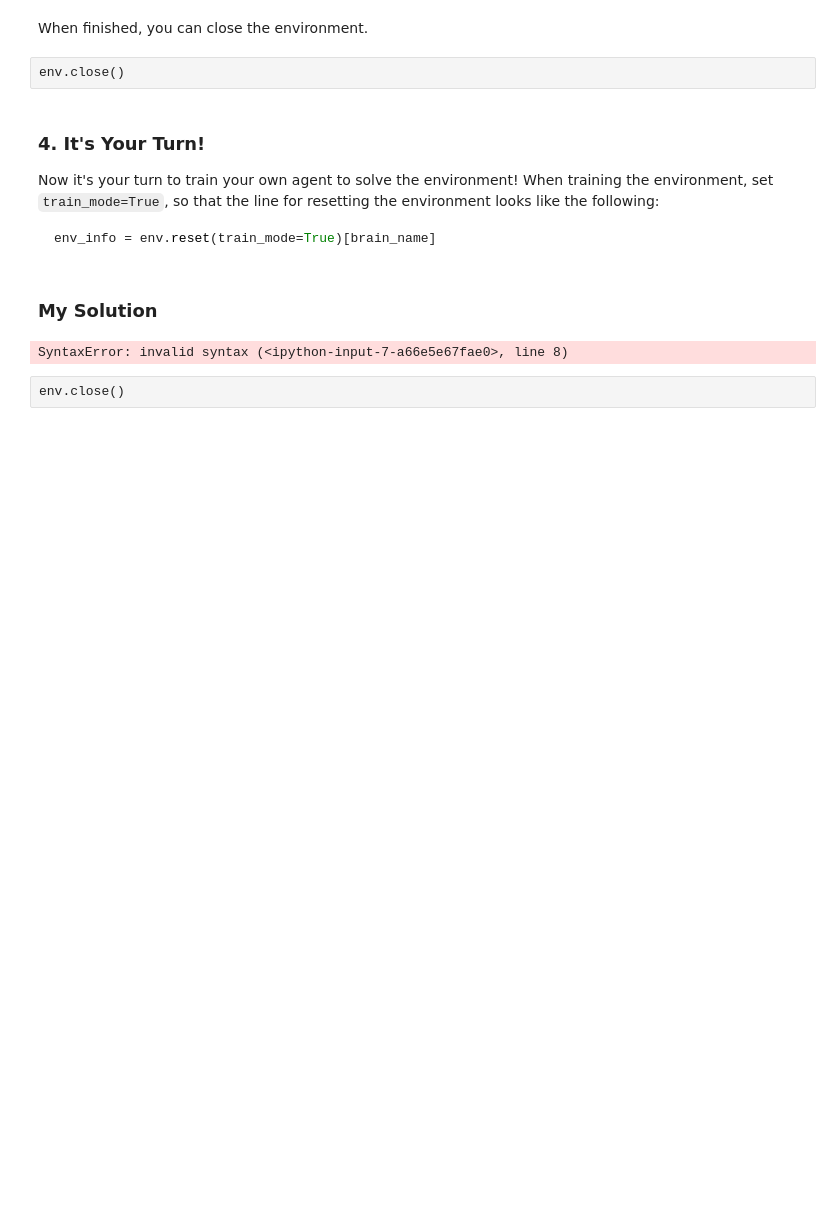
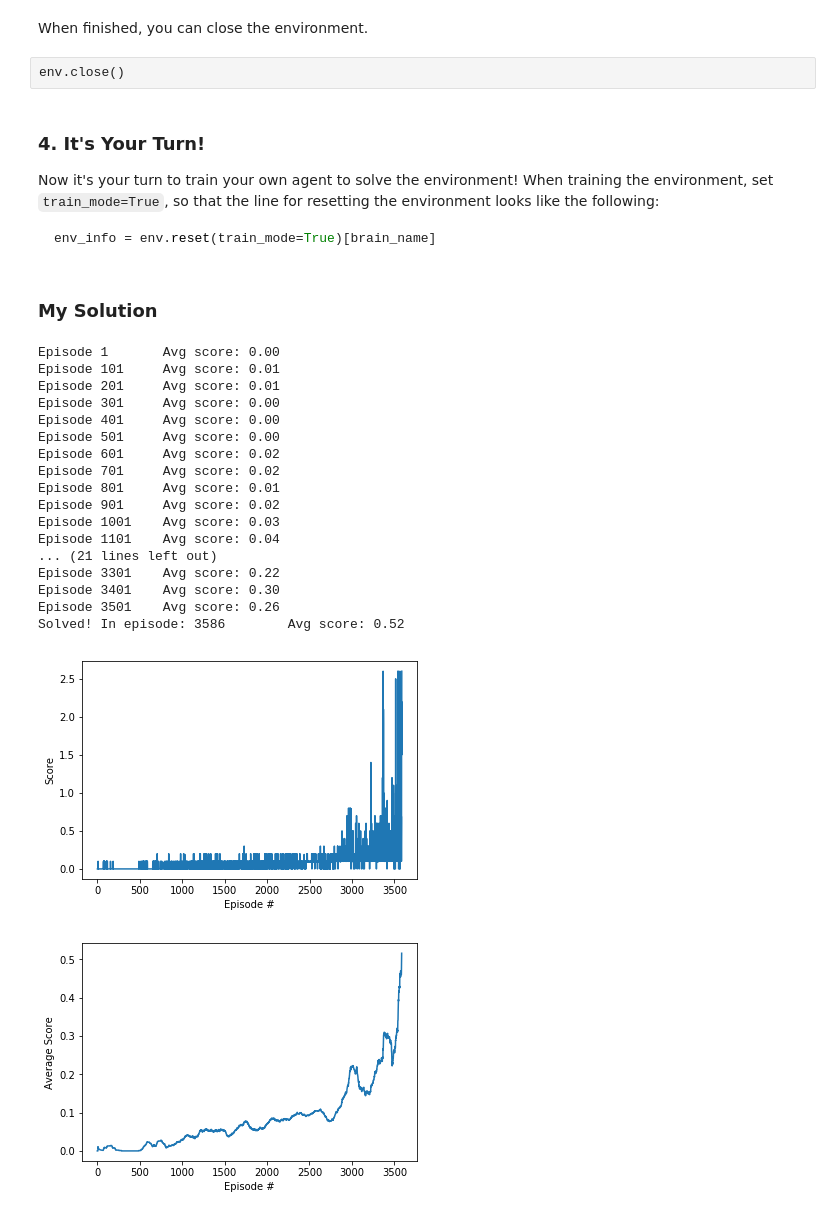
Before and after one commit to letyrodridc/Deep-Reinforcement-Learning-Udacity, a Jupyter notebook: Projects/p3_collab-compet/Tennis.ipynb, the cells around one changed output. Drawn from its saved outputs; the diff is of its cells as text; code cells hidden in the pictures; blank space fills up the shorter version.

```diff
--- a/Projects/p3_collab-compet/Tennis.ipynb
+++ b/Projects/p3_collab-compet/Tennis.ipynb
@@ -137,11 +137,12 @@ import matplotlib.pyplot as plt
 
 scores_deque = deque(maxlen=100)
 scores = []
+scores_avg = []
 episodes = 5000
 
 PRINT_EVERY = 100
 
-rl_agents = MADDPG(state_size, action_size, 0)
+rl_agents = MADDPG(2,state_size, action_size, 0)
 
 for e in range(episodes):                                    # play game for 5 episodes
     env_info = env.reset(train_mode=True)[brain_name]     # reset the environment
@@ -158,34 +159,58 @@ for e in range(episodes):                                    # play game for 5 e
 
 
         dones = env_info.local_done
 
         score += np.array(re)
 
         rl_agents.step(states, actions, rewards, next_states, dones)
 
         states = next_states
 
         if any(dones):
             break
 
 
     score_max = np.max(score)
     scores.append(score_max)
     scores_deque.append(score_max)
     score_avg = np.mean(scores_deque)
+    scores_avg.append(score_avg)
     if score_avg >= 0.5:
-        print("\rSolved! In episode: {}", e+1)
+        print("\rSolved! In episode: {} \tAvg score: {:.2f}".format(e+1, score_avg))
         break
     if e % PRINT_EVERY == 0:
         print('\rEpisode {}\tAvg score: {:.2f}'.format(e+1, score_avg))
 
 fig = plt.figure()
 ax = fig.add_subplot(111)
 plt.plot(np.arange(1, len(scores)+1), scores)
 plt.ylabel('Score')
 plt.xlabel('Episode #')
 plt.show()
+
+fig = plt.figure()
+ax = fig.add_subplot(111)
+plt.plot(np.arange(1, len(scores_avg)+1), scores_avg)
+plt.ylabel('Average Score')
+plt.xlabel('Episode #')
+plt.show()
 # %% [output]
-SyntaxError: invalid syntax (<ipython-input-7-a66e5e67fae0>, line 8)
+Episode 1       Avg score: 0.00
+Episode 101     Avg score: 0.01
+Episode 201     Avg score: 0.01
+Episode 301     Avg score: 0.00
+Episode 401     Avg score: 0.00
+Episode 501     Avg score: 0.00
+Episode 601     Avg score: 0.02
+Episode 701     Avg score: 0.02
+Episode 801     Avg score: 0.01
+Episode 901     Avg score: 0.02
+Episode 1001    Avg score: 0.03
+Episode 1101    Avg score: 0.04
+... (21 lines left out)
+Episode 3301    Avg score: 0.22
+Episode 3401    Avg score: 0.30
+Episode 3501    Avg score: 0.26
+Solved! In episode: 3586        Avg score: 0.52
+[figure, added]
+[figure, added]
-# %% [raw]
-env.close()
```
Also changed, not shown: parts of 1 cell of this notebook, 4 other files.
